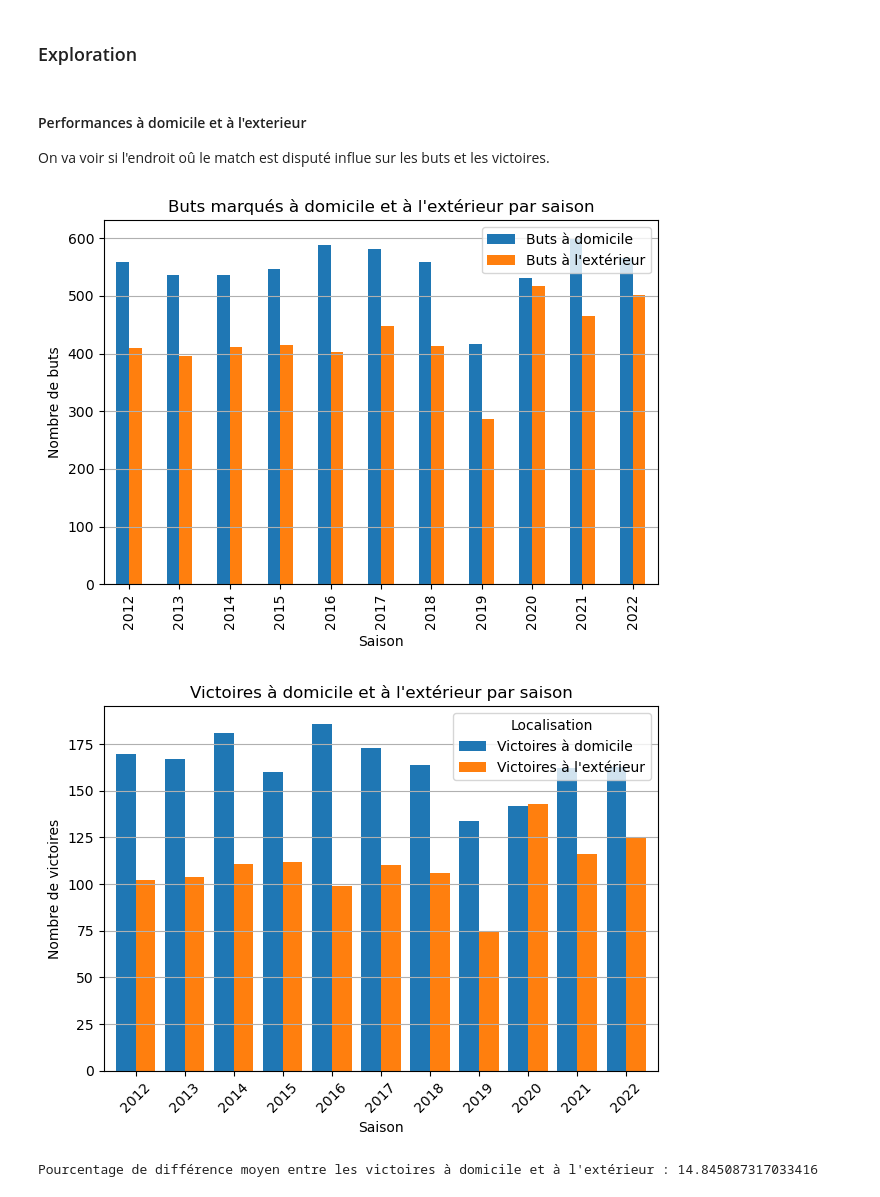
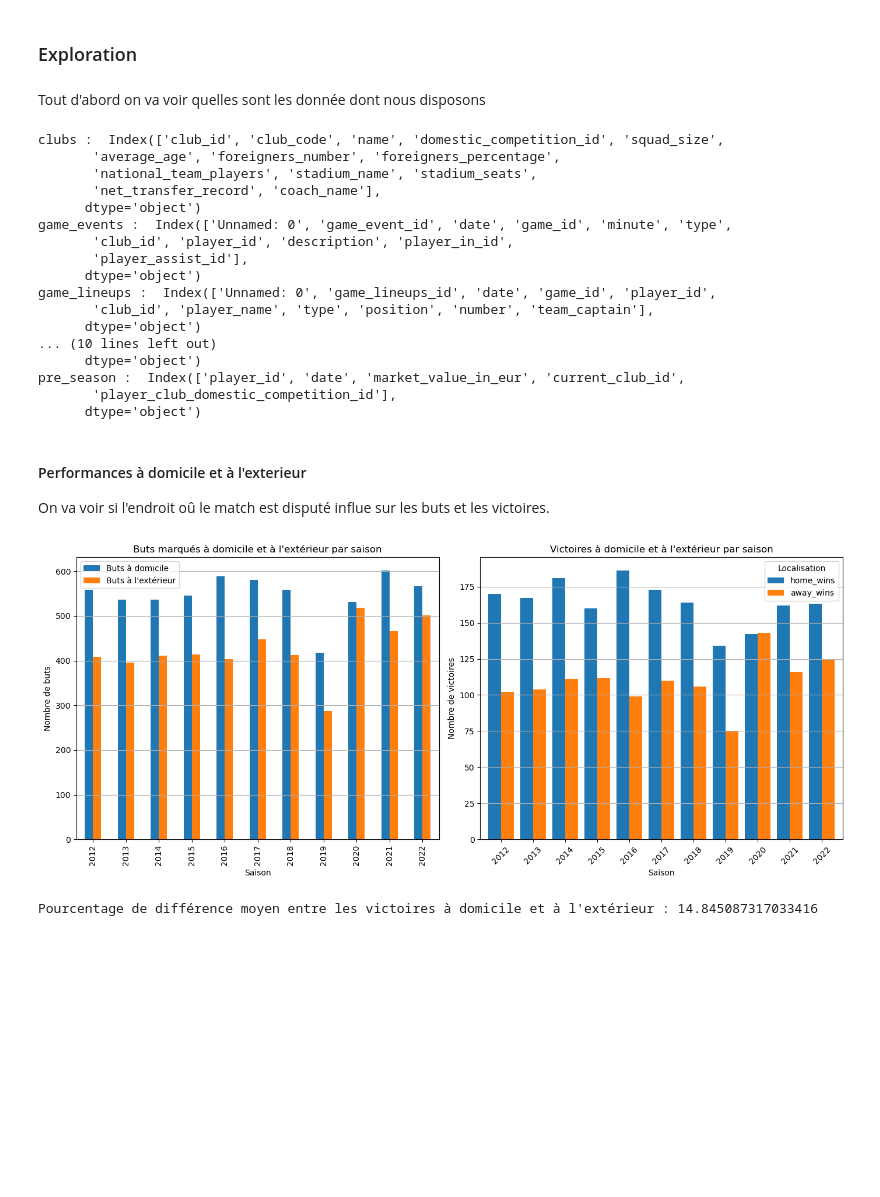
Before and after one commit to Onizaro/ligue1_predictions, a Jupyter notebook: notebook.ipynb, the cells around one changed output. Drawn from its saved outputs; the diff is of its cells as text; code cells hidden in the pictures; blank space fills up the shorter version.

```diff
--- a/notebook.ipynb
+++ b/notebook.ipynb
@@ -42,5 +56,32 @@ pre_season.dropna(axis=1, how="all")
 # %% [markdown]
 ### Exploration
+# %% [markdown]
+Tout d'abord on va voir quelles sont les donnée dont nous disposons
+# %%
+print("clubs : ",clubs.columns)
+print("game_events : ",game_events.columns)
+print("game_lineups : ",game_lineups.columns)
+print("matchs : ",matchs.columns)
+print("player_appearance : ",player_appearance.columns)
+print("pre_season : ",pre_season.columns)
+# %% [output]
+clubs :  Index(['club_id', 'club_code', 'name', 'domestic_competition_id', 'squad_size',
+       'average_age', 'foreigners_number', 'foreigners_percentage',
+       'national_team_players', 'stadium_name', 'stadium_seats',
+       'net_transfer_record', 'coach_name'],
+      dtype='object')
+game_events :  Index(['Unnamed: 0', 'game_event_id', 'date', 'game_id', 'minute', 'type',
+       'club_id', 'player_id', 'description', 'player_in_id',
+       'player_assist_id'],
+      dtype='object')
+game_lineups :  Index(['Unnamed: 0', 'game_lineups_id', 'date', 'game_id', 'player_id',
+       'club_id', 'player_name', 'type', 'position', 'number', 'team_captain'],
+      dtype='object')
+... (10 lines left out)
+      dtype='object')
+pre_season :  Index(['player_id', 'date', 'market_value_in_eur', 'current_club_id',
+       'player_club_domestic_competition_id'],
+      dtype='object')
 # %% [markdown]
 #### Performances à domicile et à l'exterieur
 
@@ -48,41 +89,42 @@ On va voir si l'endroit oû le match est disputé influe sur les buts et les vic
 # %%
 goals_by_season = matchs.groupby('season')[['home_club_goals', 'away_club_goals']].sum()
 home_wins_by_season = matchs.loc[matchs['results'] == 1].groupby('season').size()
 away_wins_by_season = matchs.loc[matchs['results'] == -1].groupby('season').size()
 wins_by_season = pd.concat([home_wins_by_season, away_wins_by_season], axis=1)
-wins_by_season.columns = ['Victoires à domicile', 'Victoires à l\'extérieur']
+wins_by_season.columns = ['home_wins', 'away_wins']
+
+fig, (ax1, ax2) = plt.subplots(1, 2, figsize=(14, 6))
 
 # Plot 1
-goals_by_season.plot(kind='bar')
-plt.title('Buts marqués à domicile et à l\'extérieur par saison')
-plt.xlabel('Saison')
-plt.ylabel('Nombre de buts')
-plt.legend(['Buts à domicile', 'Buts à l\'extérieur'])
-plt.grid(axis='y')
+goals_by_season.plot(kind='bar', ax=ax1)
+ax1.set_title('Buts marqués à domicile et à l\'extérieur par saison')
+ax1.set_xlabel('Saison')
+ax1.set_ylabel('Nombre de buts')
+ax1.legend(['Buts à domicile', 'Buts à l\'extérieur'])
+ax1.grid(axis='y')
+
+# Plot 2
+wins_by_season.plot(kind='bar', width=0.8, ax=ax2)
+ax2.set_title('Victoires à domicile et à l\'extérieur par saison')
+ax2.set_xlabel('Saison')
+ax2.set_ylabel('Nombre de victoires')
+ax2.set_xticks(range(len(wins_by_season.index)))
+ax2.set_xticklabels(wins_by_season.index, rotation=45)
+ax2.legend(title='Localisation')
+ax2.grid(axis='y')
 
 plt.tight_layout()
 plt.show()
 
-# Plot 2
-wins_by_season.plot(kind='bar', width=0.8)
-plt.title('Victoires à domicile et à l\'extérieur par saison')
-plt.xlabel('Saison')
-plt.ylabel('Nombre de victoires')
-plt.xticks(rotation=45)
-plt.legend(title='Localisation')
-plt.grid(axis='y')
-plt.tight_layout()
-plt.show()
 
 
 wins_diff_by_season = home_wins_by_season - away_wins_by_season
 total_matches_by_season = matchs.groupby('season').size()
 percentage_diff_by_season = (wins_diff_by_season / total_matches_by_season) * 100
 average_percentage_diff = percentage_diff_by_season.mean()
 
 print("Pourcentage de différence moyen entre les victoires à domicile et à l'extérieur :", average_percentage_diff)
 # %% [output]
-[figure, old version]
+[figure, new version]
-[figure, removed]
 Pourcentage de différence moyen entre les victoires à domicile et à l'extérieur : 14.845087317033416
 # %% [markdown]
```
Also changed, not shown: parts of 12 cells of this notebook, 2 other files.
